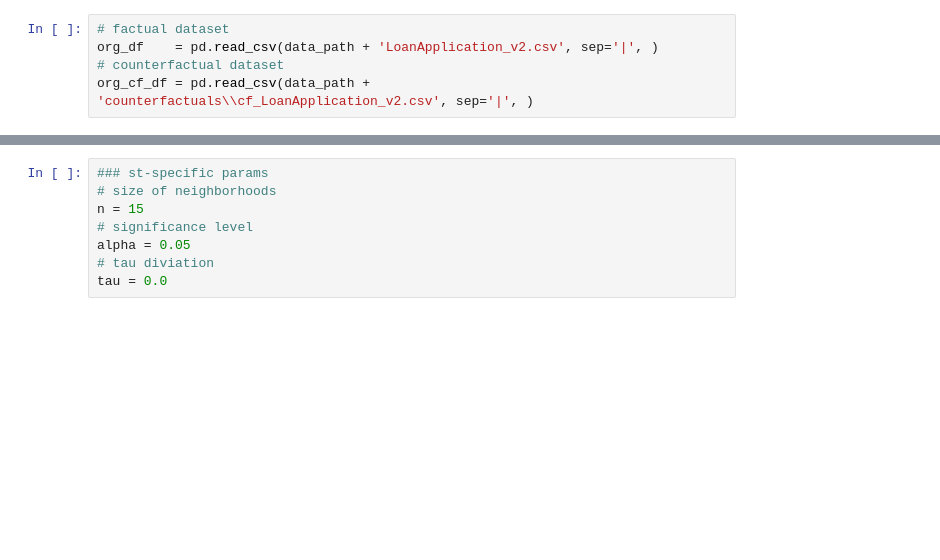
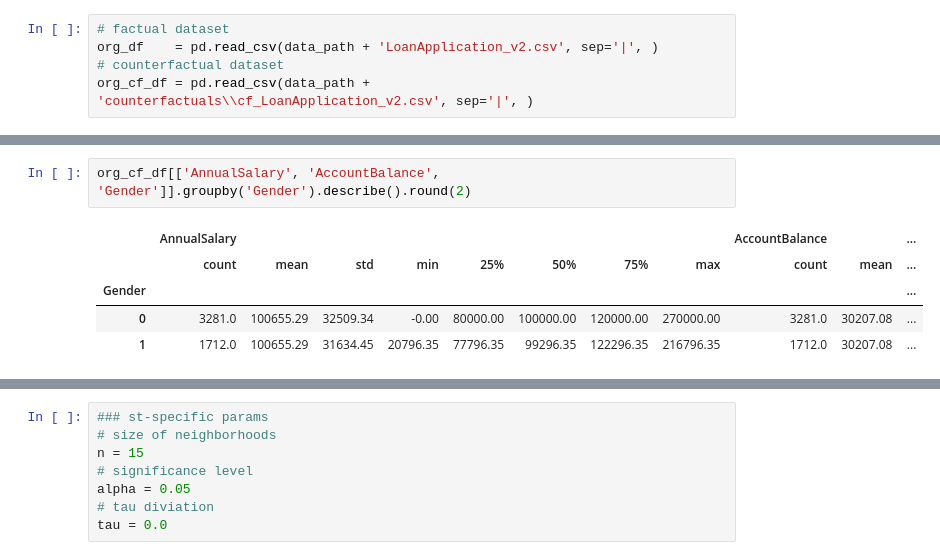
Before and after one commit to cc-jalvarez/counterfactual-situation-testing, a Jupyter notebook: src/analysis_loan_application_TheTwoCSTs.ipynb, the cells around one changed output, grey strips where cells are left out. Drawn from its saved outputs; the diff is of its cells as text; blank space fills up the shorter version.

```diff
--- a/src/analysis_loan_application_TheTwoCSTs.ipynb
+++ b/src/analysis_loan_application_TheTwoCSTs.ipynb
@@ -38,0 +49,8 @@ org_cf_df = pd.read_csv(data_path + 'counterfactuals\\cf_LoanApplication_v2.csv'
+# %%
+org_cf_df[['AnnualSalary', 'AccountBalance', 'Gender']].groupby('Gender').describe().round(2)
+# %% [output]
+|  | AnnualSalary |  |  |  |  |  |  |  | AccountBalance |  | ... |
+|  | count | mean | std | min | 25% | 50% | 75% | max | count | mean | ... |
+| Gender |  |  |  |  |  |  |  |  |  |  | ... |
+| 0 | 3281.0 | 100655.29 | 32509.34 | -0.00 | 80000.00 | 100000.00 | 120000.00 | 270000.00 | 3281.0 | 30207.08 | ... |
+| 1 | 1712.0 | 100655.29 | 31634.45 | 20796.35 | 77796.35 | 99296.35 | 122296.35 | 216796.35 | 1712.0 | 30207.08 | ... |
```
Also changed, not shown: parts of 9 cells of this notebook, 1 other file.
